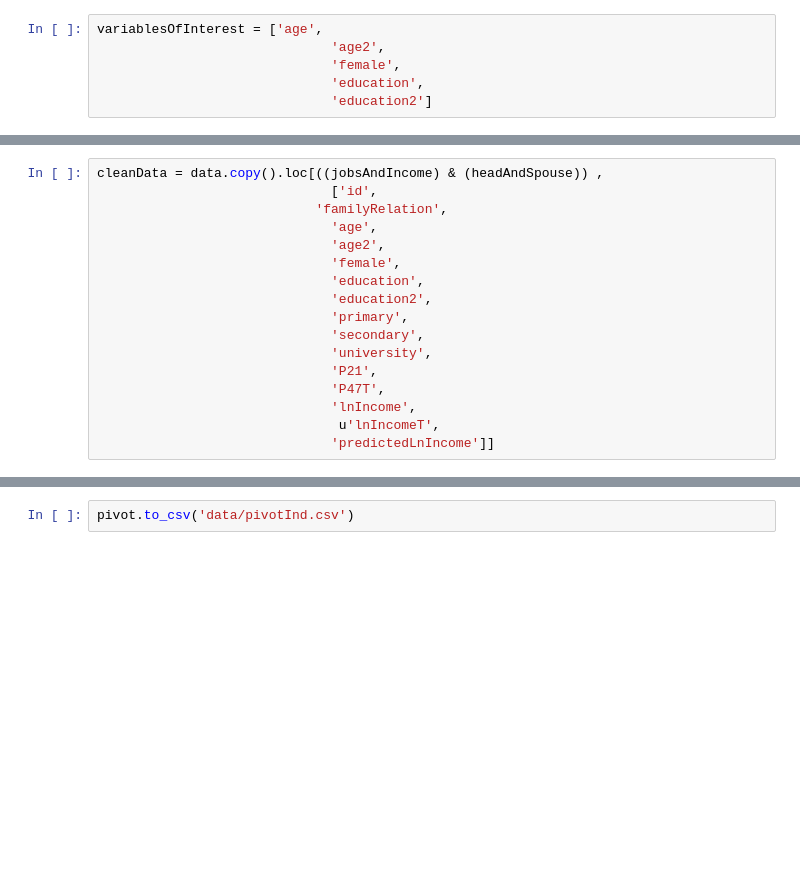
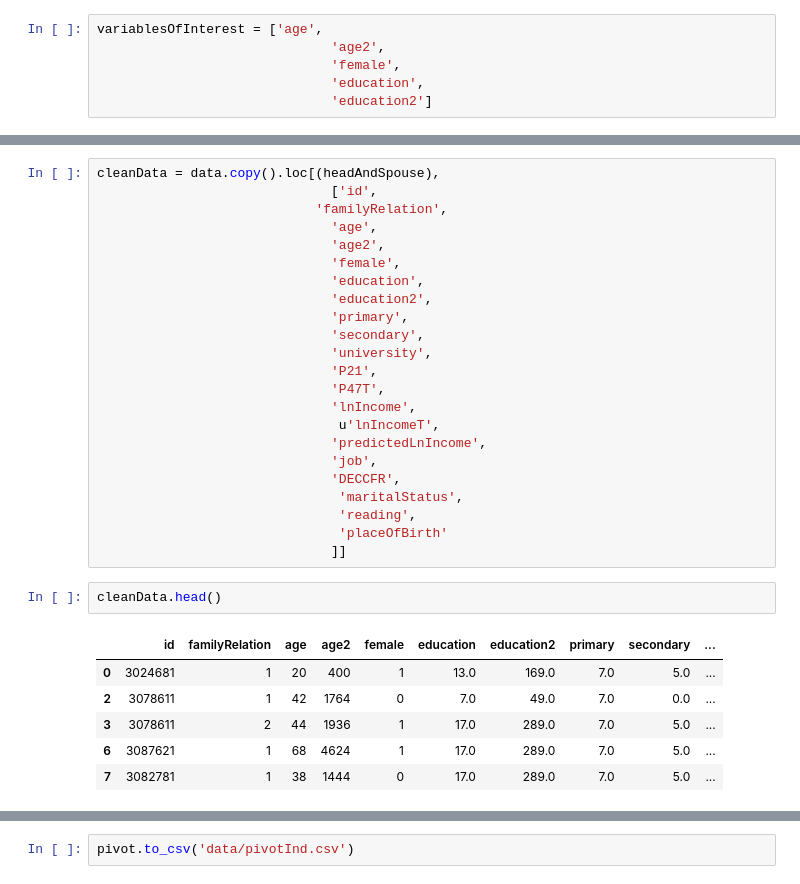
Before and after one commit to alephcero/adsProject, a Jupyter notebook: pivotTable.ipynb, the cells around one changed output, grey strips where cells are left out. Cells and saved outputs as stored; diff of their text form; blank space fills up the shorter version.

```diff
--- a/pivotTable.ipynb
+++ b/pivotTable.ipynb
@@ -79,5 +194,5 @@ data.head()
 # %%
-cleanData = data.copy().loc[((jobsAndIncome) & (headAndSpouse)) ,
+cleanData = data.copy().loc[(headAndSpouse),
                               ['id',
                             'familyRelation',
                               'age',
@@ -92,7 +207,22 @@ cleanData = data.copy().loc[((jobsAndIncome) & (headAndSpouse)) ,
                               'P47T',
                               'lnIncome',
                                u'lnIncomeT',
-                              'predictedLnIncome']]
+                              'predictedLnIncome',
+                              'job',
+                              'DECCFR',
+                               'maritalStatus',
+                               'reading',
+                               'placeOfBirth'
+                              ]]
+# %%
+cleanData.head()
+# %% [output]
+|  | id | familyRelation | age | age2 | female | education | education2 | primary | secondary | ... |
+| 0 | 3024681 | 1 | 20 | 400 | 1 | 13.0 | 169.0 | 7.0 | 5.0 | ... |
+| 2 | 3078611 | 1 | 42 | 1764 | 0 | 7.0 | 49.0 | 7.0 | 0.0 | ... |
+| 3 | 3078611 | 2 | 44 | 1936 | 1 | 17.0 | 289.0 | 7.0 | 5.0 | ... |
+| 6 | 3087621 | 1 | 68 | 4624 | 1 | 17.0 | 289.0 | 7.0 | 5.0 | ... |
+| 7 | 3082781 | 1 | 38 | 1444 | 0 | 17.0 | 289.0 | 7.0 | 5.0 | ... |
 # %%
 pivot = cleanData.pivot(index='id', columns='familyRelation')
 pivot.head()
```
Also changed, not shown: parts of 32 cells of this notebook.
